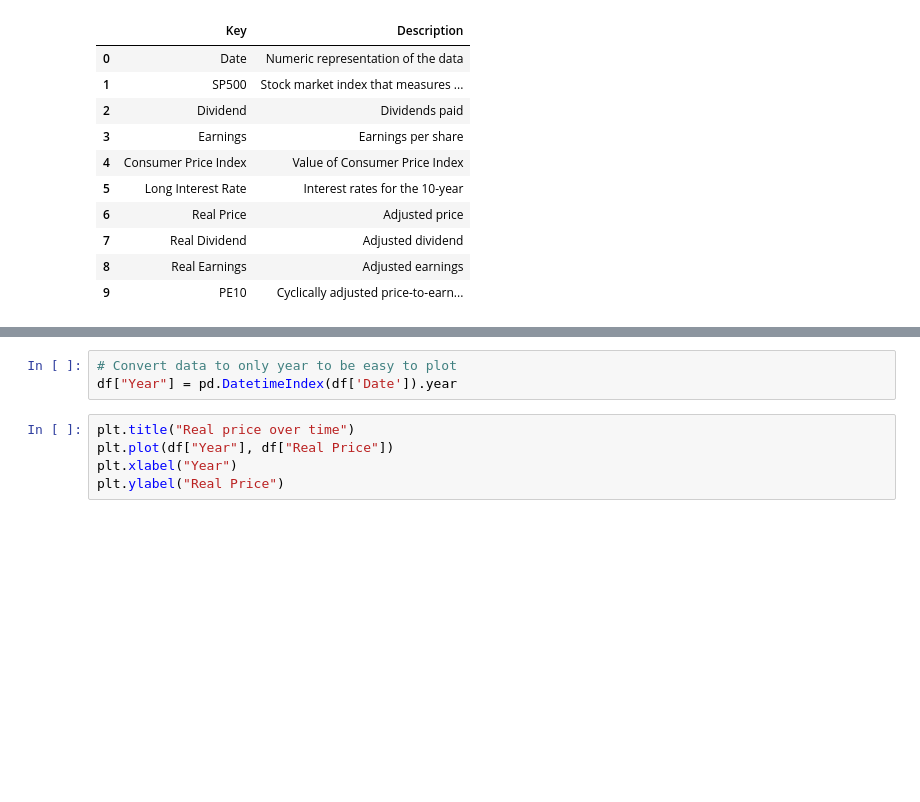
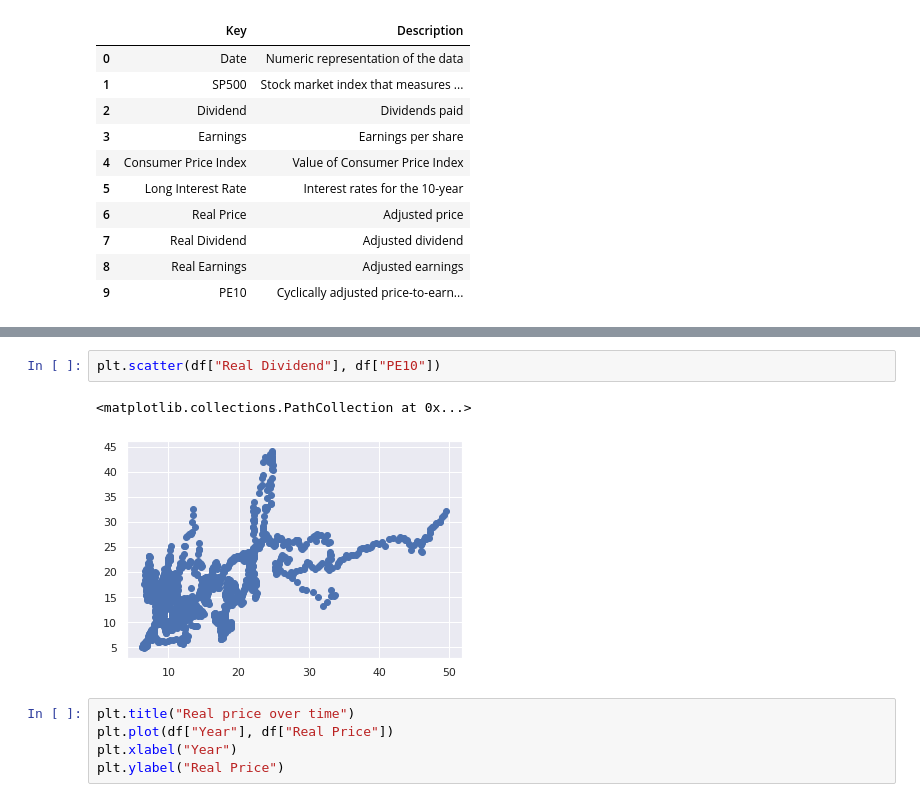
Before and after one commit to tamarakatic/financial-prediction, a Jupyter notebook: notebooks/1.0 - EDA.ipynb, the cells around one changed output, grey strips where cells are left out. Drawn from its saved outputs; the diff is of its cells as text; blank space fills up the shorter version.

```diff
--- a/notebooks/1.0 - EDA.ipynb
+++ b/notebooks/1.0 - EDA.ipynb
@@ -63,6 +66,8 @@ plt.show()
-# %%
-# Convert data to only year to be easy to plot
-df["Year"] = pd.DatetimeIndex(df['Date']).year
+# %%
+plt.scatter(df["Real Dividend"], df["PE10"])
+# %% [output]
+<matplotlib.collections.PathCollection at 0x...>
+[figure, added]
 # %%
 plt.title("Real price over time")
 plt.plot(df["Year"], df["Real Price"])
```
Also changed, not shown: parts of 2 cells of this notebook, 8 other files.
